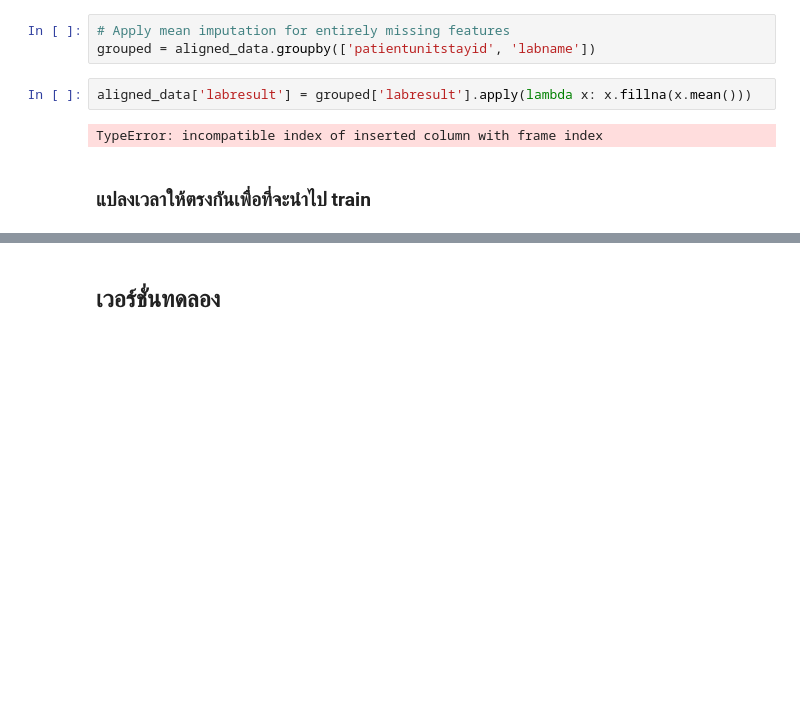
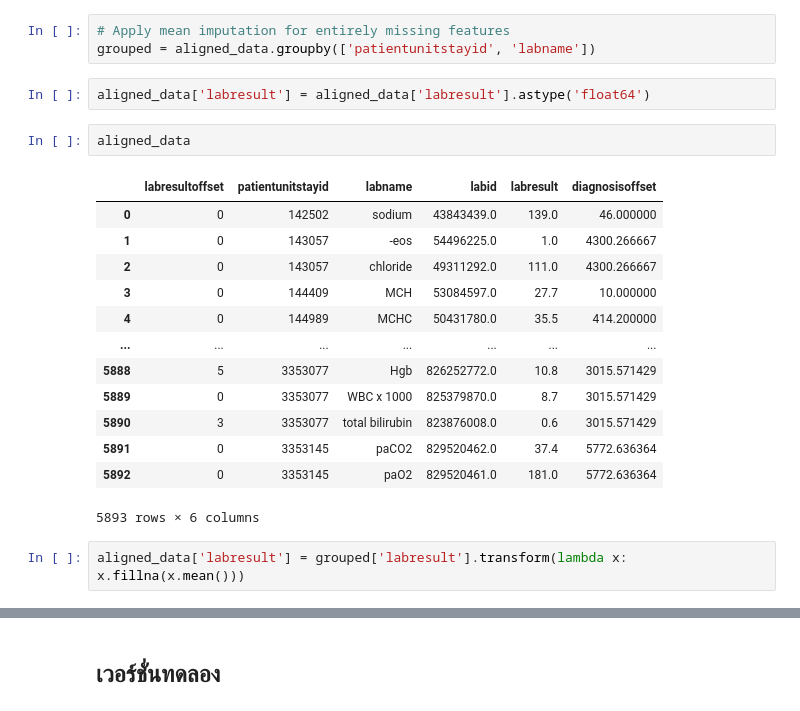
Before and after one commit to Tonry12/Data_joyx2, a Jupyter notebook: Sepsis_eICU_DATA.ipynb, the cells around one changed output, grey strips where cells are left out. Cells and saved outputs as stored; diff of their text form; blank space fills up the shorter version.

```diff
--- a/Sepsis_eICU_DATA.ipynb
+++ b/Sepsis_eICU_DATA.ipynb
@@ -720,9 +663,23 @@ Index(['patientunitstayid', 'labname', 'labresultoffset', 'labid', 'labresult',
 # %%
 # Apply mean imputation for entirely missing features
 grouped = aligned_data.groupby(['patientunitstayid', 'labname'])
+# %%
+aligned_data['labresult'] = aligned_data['labresult'].astype('float64')
+# %%
+aligned_data
+# %% [output]
+|  | labresultoffset | patientunitstayid | labname | labid | labresult | diagnosisoffset |
+| 0 | 0 | 142502 | sodium | 43843439.0 | 139.0 | 46.000000 |
+| 1 | 0 | 143057 | -eos | 54496225.0 | 1.0 | 4300.266667 |
+| 2 | 0 | 143057 | chloride | 49311292.0 | 111.0 | 4300.266667 |
+| 3 | 0 | 144409 | MCH | 53084597.0 | 27.7 | 10.000000 |
+| 4 | 0 | 144989 | MCHC | 50431780.0 | 35.5 | 414.200000 |
+| ... | ... | ... | ... | ... | ... | ... |
+| 5888 | 5 | 3353077 | Hgb | 826252772.0 | 10.8 | 3015.571429 |
+| 5889 | 0 | 3353077 | WBC x 1000 | 825379870.0 | 8.7 | 3015.571429 |
+| 5890 | 3 | 3353077 | total bilirubin | 823876008.0 | 0.6 | 3015.571429 |
+| 5891 | 0 | 3353145 | paCO2 | 829520462.0 | 37.4 | 5772.636364 |
+| 5892 | 0 | 3353145 | paO2 | 829520461.0 | 181.0 | 5772.636364 |
+5893 rows × 6 columns
 # %%
-aligned_data['labresult'] = grouped['labresult'].apply(lambda x: x.fillna(x.mean()))
+aligned_data['labresult'] = grouped['labresult'].transform(lambda x: x.fillna(x.mean()))
-# %% [output]
-TypeError: incompatible index of inserted column with frame index
-# %% [markdown]
-### แปลงเวลาให้ตรงกันเพื่อที่จะนำไป train
```
Also changed, not shown: parts of 29 cells of this notebook.
